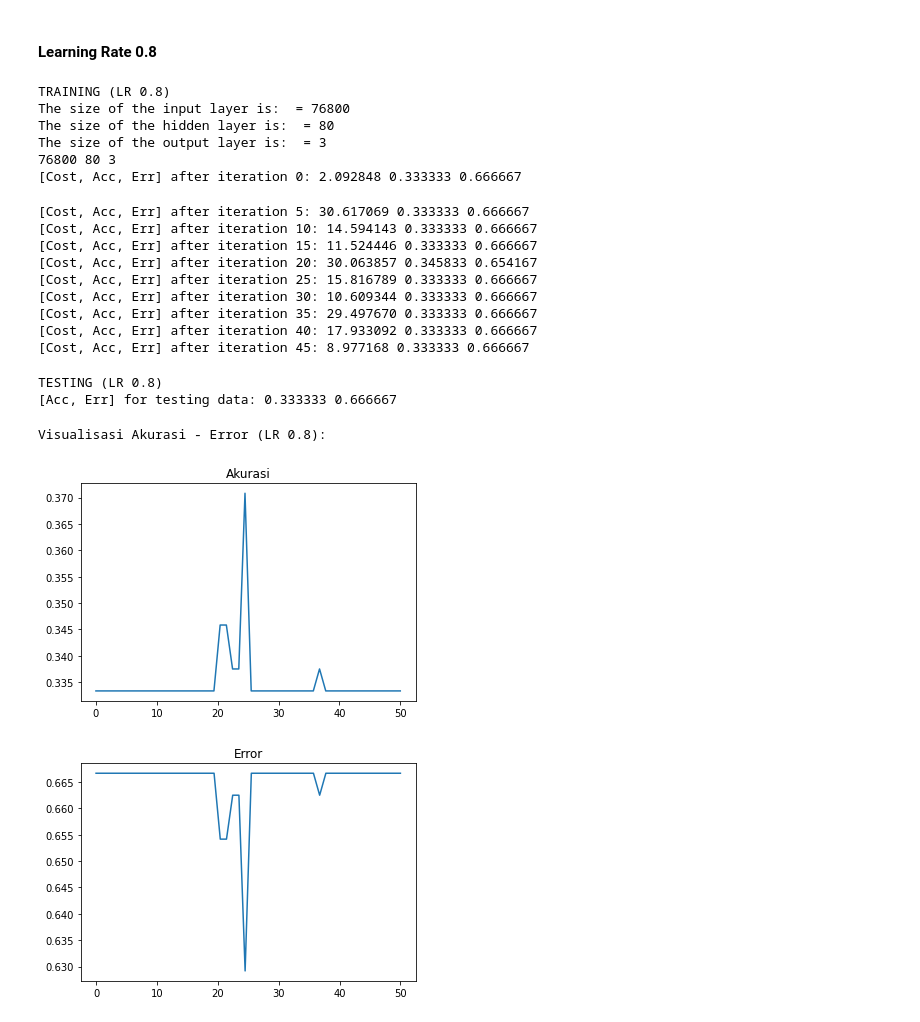
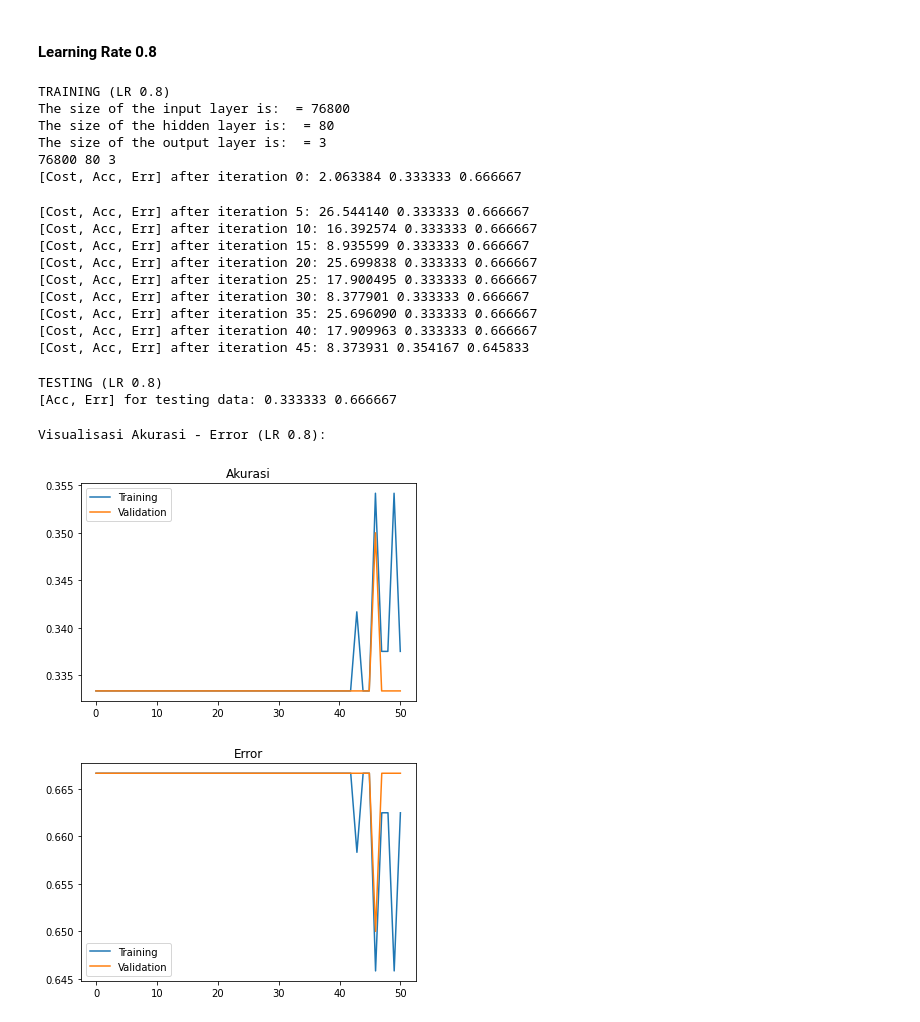
Before and after one commit to danielsitepu36/Flowers-Multi_Layer_Perceptron, a Jupyter notebook: Tugas_ML_MLP_Adhit_Daniel_Rian.ipynb, the cells around one changed output. Saved outputs shown, nothing was run; the diff lists cells and outputs as text; code cells hidden in the pictures.

```diff
--- a/Tugas_ML_MLP_Adhit_Daniel_Rian.ipynb
+++ b/Tugas_ML_MLP_Adhit_Daniel_Rian.ipynb
@@ -472,20 +470,26 @@ def training(X, Y, hidden_unit, num_iterations = 1000, learning_rate = 0.1):
 
     accList = []
     error = []
+    testAccList = []
+    testErrorList = []
     for i in range(0, num_iterations):
         A2, cache = forwardPropagation(X, parameters)
         cost = crossEntropyCostDef(A2, Y)
         grads = backwardPropagation(parameters, cache, X, Y)
         parameters = gradientDescent(parameters, grads, learning_rate)
         predictions = prediction(parameters, X)
+        predictTest = prediction(parameters, X_test)
+        accTest, errTest = accuracy(predictTest, Y_test)
         acc, err = accuracy(predictions, Y)
         # predictions, acc, err = prediction(parameters, X, Y)
         accList.append(acc)
         error.append(err)
+        testAccList.append(accTest)
+        testErrorList.append(errTest)
         if i % 5 == 0:
             print ("[Cost, Acc, Err] after iteration %i: %f %f %f" %(i, cost, acc, err))
 
-    return parameters, accList, error, predictions
+    return parameters, accList, error, predictions, testAccList, testErrorList
 # %% [markdown]
 #### Learning Rate 0.1
 # %%
@@ -525,16 +531,18 @@ TESTING (LR 0.1)
 # %%
 # Visualize
-def visualize(arr, title=''):
-    x_axis = np.linspace(0, len(arr), len(arr))
-    plt.plot(x_axis, arr)
+def visualize(trainArr, testArr, title=''):
+    x_axis = np.linspace(0, len(trainArr), len(trainArr))
+    plt.plot(x_axis, trainArr)
+    plt.plot(x_axis, testArr)
+    plt.legend(['Training', 'Validation'])
     # plt.axis([0,len(arr), 0, 1])
     plt.title(title)
     plt.show()
 
 print("Visualisasi Akurasi - Error (LR 0.1):")
-visualize(accList, 'Akurasi')
+visualize(accList, accFlux, 'Akurasi')
 # print(accList)
-visualize(errorList, 'Error')
+visualize(errorList, errFlux, 'Error')
 # accList
 # %% [output]
 Visualisasi Akurasi - Error (LR 0.1):
@@ -548,7 +556,7 @@ print("TRAINING (LR 0.8)")
 print("The size of the input layer is:  = " + str(input_unit))
 print("The size of the hidden layer is:  = " + str(hidden_unit))
 print("The size of the output layer is:  = " + str(output_unit))
-parameters, accList, errorList, predictions = training(X_train, Y_train, 80, num_iterations=50, learning_rate=0.8)
+parameters, accList, errorList, predictions, accFlux, errFlux = training(X_train, Y_train, 80, num_iterations=50, learning_rate=0.8)
 # print(predictions)
 # # print(Y_train)
 # print(np.argmax(Y_train, axis=0))
@@ -558,16 +566,16 @@ The size of the input layer is:  = 76800
 The size of the hidden layer is:  = 80
 The size of the output layer is:  = 3
 76800 80 3
-[Cost, Acc, Err] after iteration 0: 2.092848 0.333333 0.666667
+[Cost, Acc, Err] after iteration 0: 2.063384 0.333333 0.666667
-[Cost, Acc, Err] after iteration 5: 30.617069 0.333333 0.666667
-[Cost, Acc, Err] after iteration 10: 14.594143 0.333333 0.666667
-[Cost, Acc, Err] after iteration 15: 11.524446 0.333333 0.666667
-[Cost, Acc, Err] after iteration 20: 30.063857 0.345833 0.654167
-[Cost, Acc, Err] after iteration 25: 15.816789 0.333333 0.666667
-[Cost, Acc, Err] after iteration 30: 10.609344 0.333333 0.666667
-[Cost, Acc, Err] after iteration 35: 29.497670 0.333333 0.666667
-[Cost, Acc, Err] after iteration 40: 17.933092 0.333333 0.666667
-[Cost, Acc, Err] after iteration 45: 8.977168 0.333333 0.666667
+[Cost, Acc, Err] after iteration 5: 26.544140 0.333333 0.666667
+[Cost, Acc, Err] after iteration 10: 16.392574 0.333333 0.666667
+[Cost, Acc, Err] after iteration 15: 8.935599 0.333333 0.666667
+[Cost, Acc, Err] after iteration 20: 25.699838 0.333333 0.666667
+[Cost, Acc, Err] after iteration 25: 17.900495 0.333333 0.666667
+[Cost, Acc, Err] after iteration 30: 8.377901 0.333333 0.666667
+[Cost, Acc, Err] after iteration 35: 25.696090 0.333333 0.666667
+[Cost, Acc, Err] after iteration 40: 17.909963 0.333333 0.666667
+[Cost, Acc, Err] after iteration 45: 8.373931 0.354167 0.645833
 # %%
 print("TESTING (LR 0.8)")
 predictions = prediction(parameters, X_test)
@@ -578,19 +586,19 @@ TESTING (LR 0.8)
 [Acc, Err] for testing data: 0.333333 0.666667
 # %%
 # Visualize
-def visualize(arr, title=''):
-    x_axis = np.linspace(0, len(arr), len(arr))
-    plt.plot(x_axis, arr)
-    # plt.axis([0,len(arr), 0, 1])
-    plt.title(title)
-    plt.show()
+# def visualize(arr, title=''):
+#     x_axis = np.linspace(0, len(arr), len(arr))
+#     plt.plot(x_axis, arr)
+#     # plt.axis([0,len(arr), 0, 1])
+#     plt.title(title)
+#     plt.show()
 
 print("Visualisasi Akurasi - Error (LR 0.8):")
-visualize(accList, 'Akurasi')
+visualize(accList, accFlux, 'Akurasi')
 # print(accList)
-visualize(errorList, 'Error')
+visualize(errorList, errFlux, 'Error')
 # accList
 # %% [output]
 Visualisasi Akurasi - Error (LR 0.8):
-[figure, old version]
+[figure, new version]
-[figure, old version]
+[figure, new version]
```
Also changed, not shown: parts of 12 cells of this notebook.
